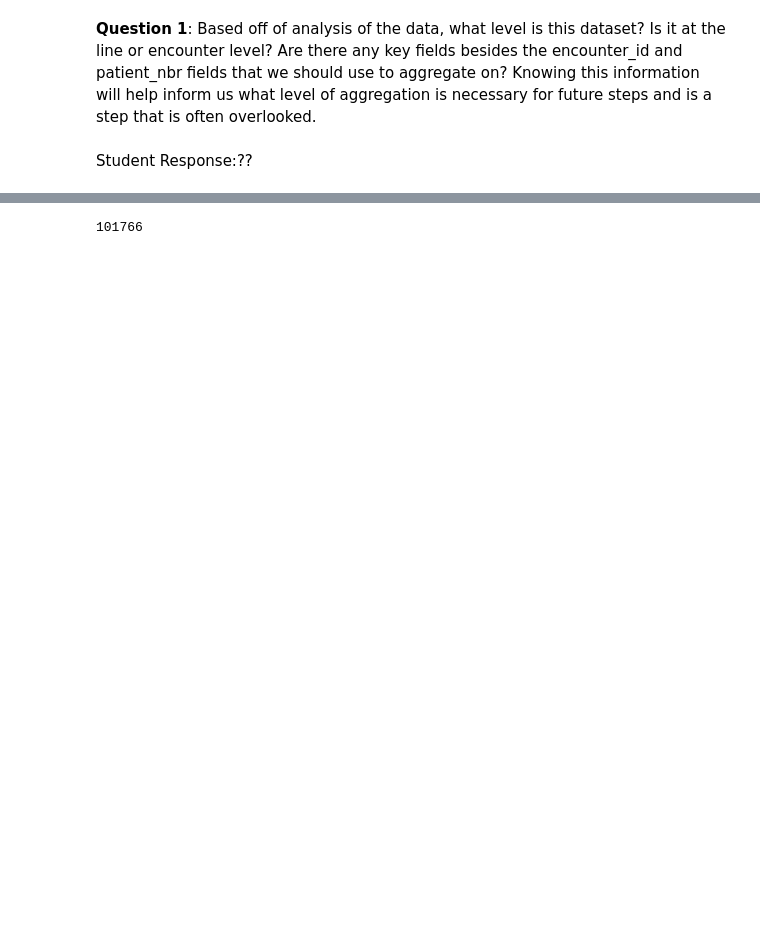
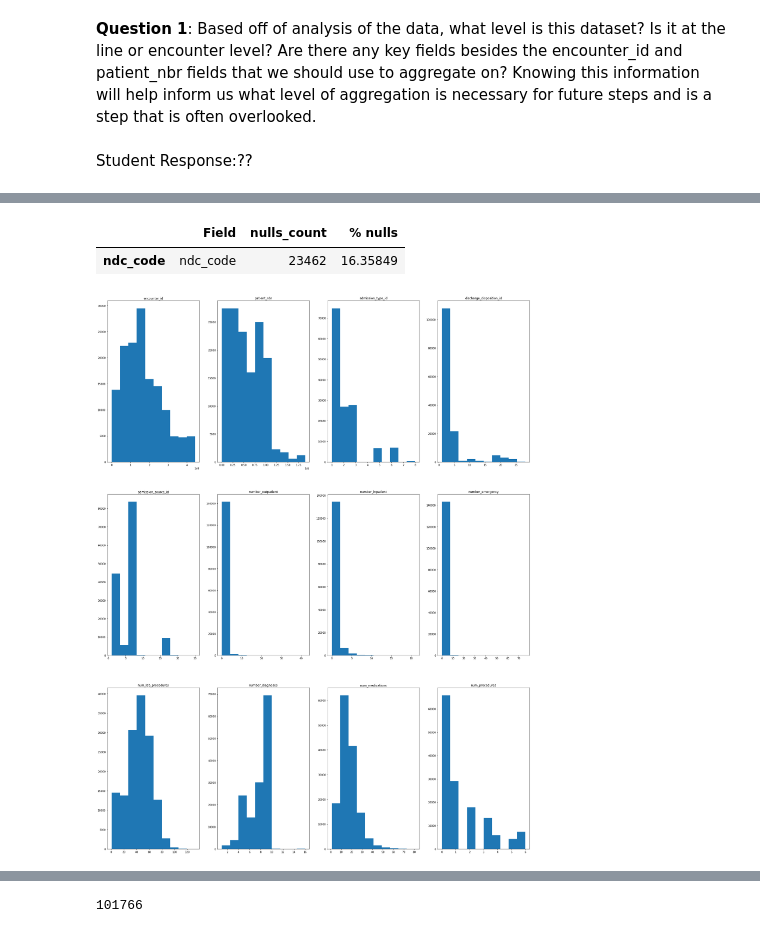
Before and after one commit to G94/ai_for_healthcare, a Jupyter notebook: patient_selection/starter_code/student_project.ipynb, the cells around one changed output, grey strips where cells are left out. Drawn from its saved outputs; the diff is of its cells as text; code cells hidden in the pictures; blank space fills up the shorter version.

```diff
--- a/patient_selection/starter_code/student_project.ipynb
+++ b/patient_selection/starter_code/student_project.ipynb
@@ -109,0 +150,9 @@ Student Response:??
+# %%
+## -a
+list_bool_nulls = df.isna().sum()
+pd.DataFrame({ 'Field': df.columns[list_bool_nulls>0],
+               'nulls_count': list_bool_nulls[list_bool_nulls>0],
+               '% nulls': list_bool_nulls[list_bool_nulls>0]/df.shape[0]*100})
+# %% [output]
+|  | Field | nulls_count | % nulls |
+| ndc_code | ndc_code | 23462 | 16.35849 |
@@ -109,0 +161,10 @@ Student Response:??
+# %%
+numeric_cols = df.select_dtypes(exclude = "object").columns
+fig, axs = plt.subplots(3, 4, figsize = (30, 40))
+axs = axs.ravel()
+
+for i in range(0, len(numeric_cols)):
+    axs[i].set_title(numeric_cols[i])
+    axs[i].hist(df[numeric_cols[i]])
+# %% [output]
+[figure, added]
```
Also changed, not shown: parts of 24 cells of this notebook.
